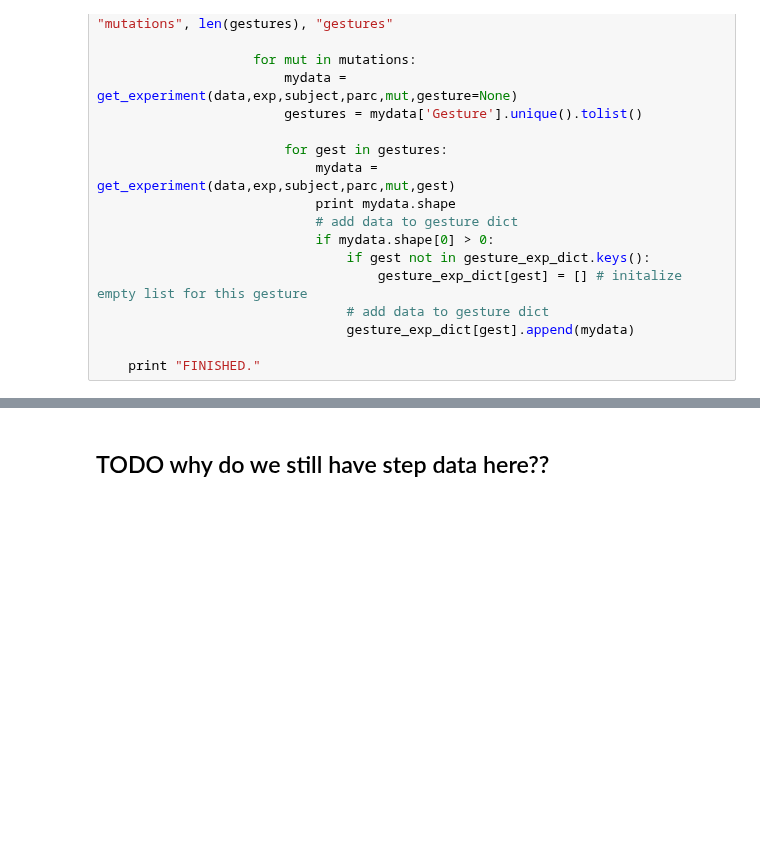
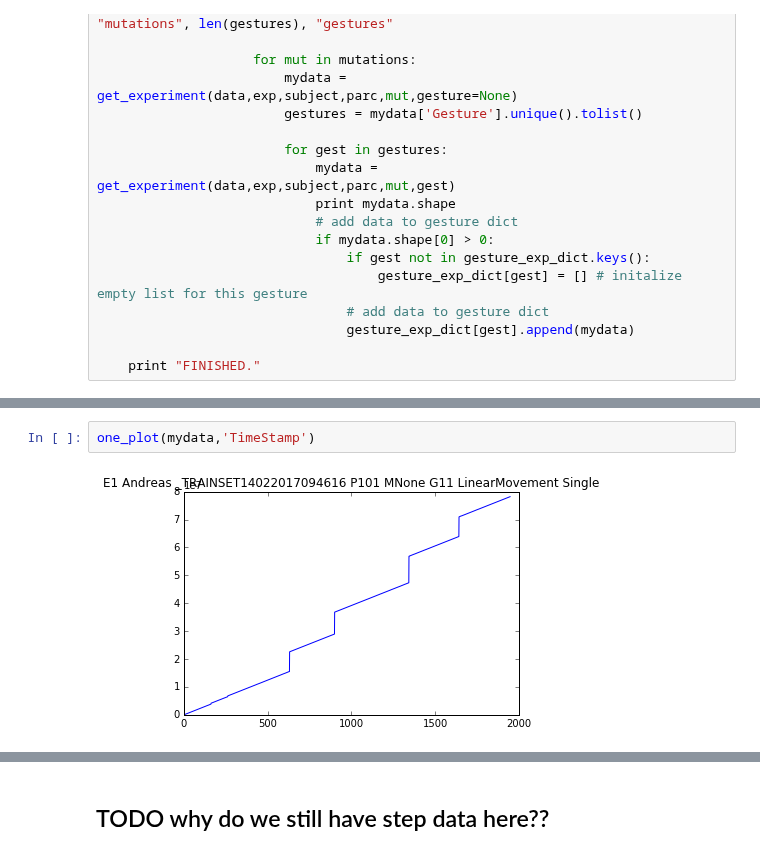
Before and after one commit to Make-O-Matic/MOM-Engine, a Jupyter notebook: data_preprocess_TU.ipynb, the cells around one changed output, grey strips where cells are left out. Drawn from its saved outputs; the diff is of its cells as text; blank space fills up the shorter version.

```diff
--- a/data_preprocess_TU.ipynb
+++ b/data_preprocess_TU.ipynb
@@ -1200 +1385,5 @@ Total average data length (number of samples) of all gestures
+# %%
+one_plot(mydata,'TimeStamp')
+# %% [output]
+[figure, added]
 # %%
```
Also changed, not shown: parts of 42 cells of this notebook.
